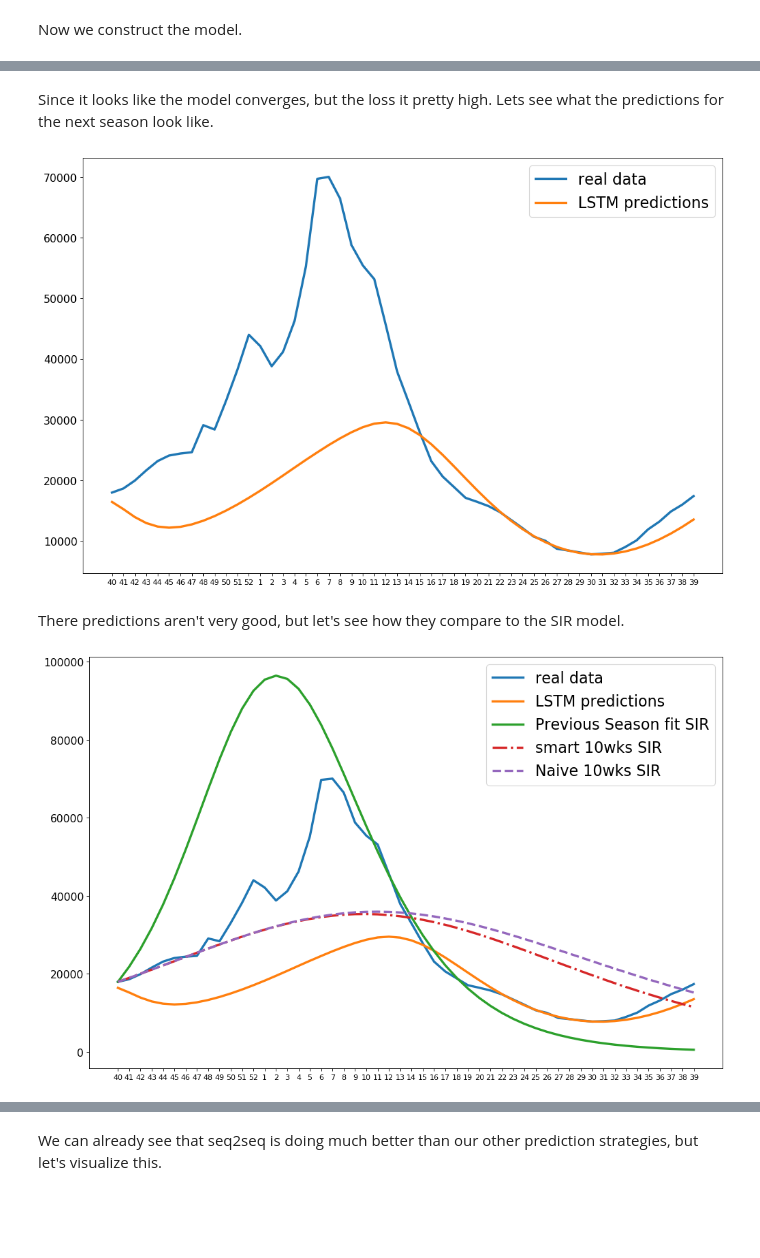
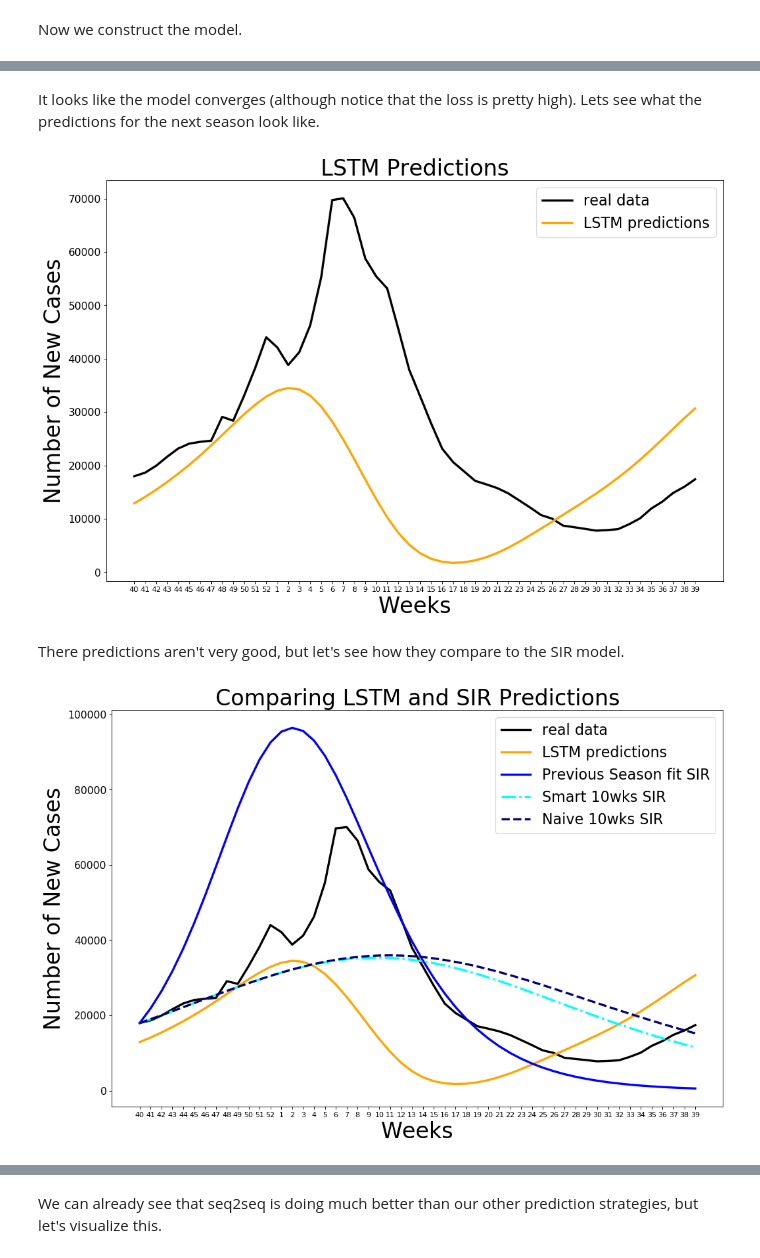
Before and after one commit to shlizee/Seq2SeqEpidemics, a Jupyter notebook: Blog post.ipynb, the cells around one changed output, grey strips where cells are left out. Drawn from its saved outputs; the diff is of its cells as text; code cells hidden in the pictures; blank space fills up the shorter version.

```diff
--- a/Blog post.ipynb
+++ b/Blog post.ipynb
@@ -311,5 +296,5 @@ We train the model on the input/output sequences we created earlier and look at
 # %%
-epochs = 50
+epochs = 40
 losses=[]
 for i in range(epochs):
     for seq, labels in train_inout_seq:
@@ -346,10 +340,10 @@ Epoch with minimum loss:  34
 # %% [markdown]
-Since it looks like the model converges, but the loss it pretty high. Lets see what the predictions for the next season look like.
+It looks like the model converges (although notice that the loss is pretty high). Lets see what the predictions for the next season look like.
 # %%
 fut_pred = 52
 
-test_inputs = full_data[-fut_pred:].tolist()
-
+test_inputs = train_data.tolist()
+predictions=[]
 model.eval()
 
 for i in range(fut_pred):
@@ -357,37 +351,45 @@ for i in range(fut_pred):
     with torch.no_grad():
         model.hidden = (torch.zeros(1, 1, model.hidden_layer_size),
                         torch.zeros(1, 1, model.hidden_layer_size))
-        test_inputs.append(model(seq).item())
-actual_predictions = np.array(test_inputs[train_window:])
+        pred=model(seq).item()
+        test_inputs.append(pred)
+        predictions.append(pred)
+actual_predictions = np.array(predictions)
 # %%
 unscaled = scaler.inverse_transform(actual_predictions.reshape(-1, 1))
 
 fig=plt.figure(figsize=(15, 10), dpi= 80, facecolor='w', edgecolor='k')
 y_pos = np.arange(len(weeks))
 plt.xticks(y_pos, weeks)
-plt.plot(seasons[-1], label='real data', linewidth=3)
-plt.plot(unscaled, label='LSTM predictions',linewidth = 3)
+plt.plot(seasons[-1], label='real data', linewidth=3, color='black')
+plt.plot(unscaled, label='LSTM predictions',linewidth = 3, color='orange')
 plt.legend(prop={'size': 20})
 plt.yticks(fontsize=14)
+plt.title("LSTM Predictions",fontsize=30)
+plt.xlabel("Weeks",fontsize=30)
+plt.ylabel("Number of New Cases",fontsize=30)
 plt.show()
 # %% [output]
-[figure, old version]
+[figure, new version]
 # %% [markdown]
 There predictions aren't very good, but let's see how they compare to the SIR model.
 # %%
 fig=plt.figure(figsize=(15, 10), dpi= 80, facecolor='w', edgecolor='k')
 y_pos = np.arange(len(weeks))
 plt.xticks(y_pos, weeks)
-plt.plot(seasons[-1], label='real data',linewidth =3)
-plt.plot(unscaled, label='LSTM predictions',linewidth =3)
-plt.plot(I, label="Previous Season fit SIR", linestyle='-',linewidth =3)
-plt.plot(I2, label="smart 10wks SIR", linestyle='-.', linewidth =3)
-plt.plot(I3, label="Naive 10wks SIR", linestyle='--',linewidth =3)
+plt.plot(seasons[-1], label='real data',linewidth =3, color='black')
+plt.plot(unscaled, label='LSTM predictions',linewidth =3,color='orange')
+plt.plot(I, label="Previous Season fit SIR", linestyle='-',linewidth =3, color='blue')
+plt.plot(I2, label="Smart 10wks SIR", linestyle='-.', linewidth =3, color='aqua')
+plt.plot(I3, label="Naive 10wks SIR", linestyle='--',linewidth =3, color='navy')
 plt.legend(prop={'size': 20})
 plt.yticks(fontsize=14)
+plt.title("Comparing LSTM and SIR Predictions",fontsize=30)
+plt.xlabel("Weeks",fontsize=30)
+plt.ylabel("Number of New Cases",fontsize=30)
 plt.show()
 # %% [output]
-[figure, old version]
+[figure, new version]
 # %%
 print("Difference in Peak Value:")
 print("LSTM Predictions:",abs(unscaled.max() - seasons[-1].max()))
```
Also changed, not shown: parts of 84 cells of this notebook, 4 other files.
